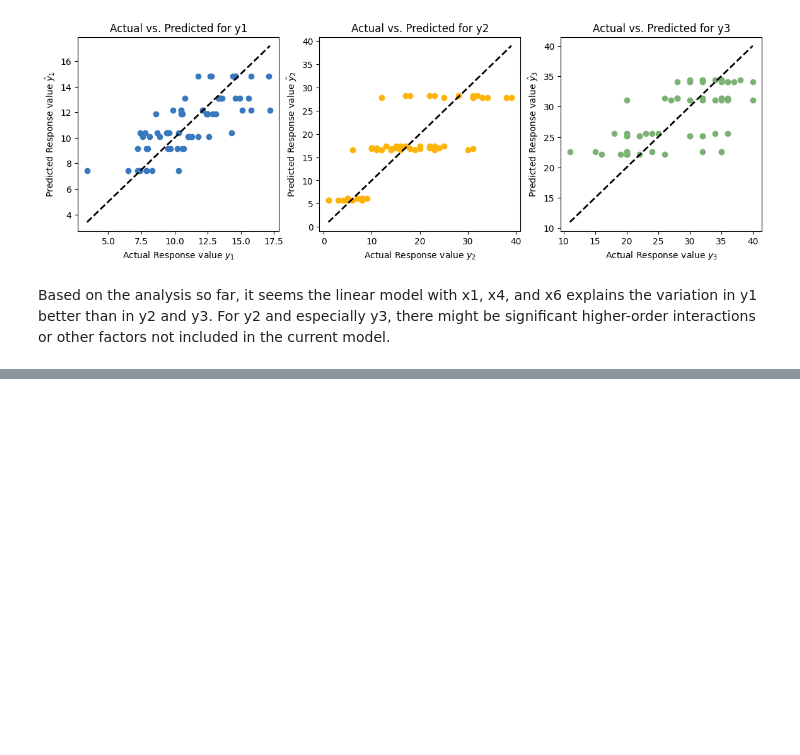
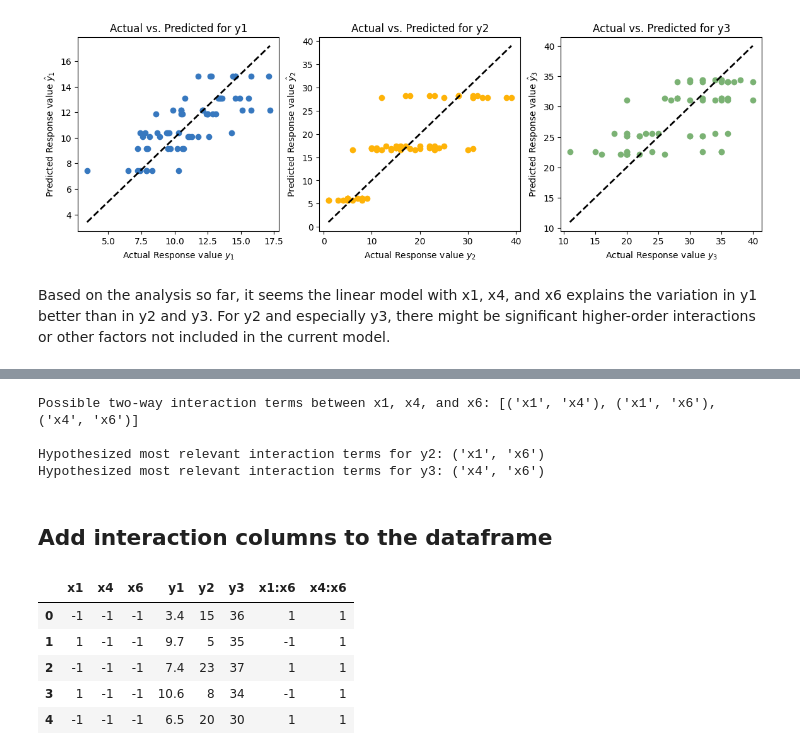
Before and after one commit to peterbmob/DHMVADoE, a Jupyter notebook: Excercises/2_6factor_more_analysis.ipynb, the cells around one changed output, grey strips where cells are left out. Saved outputs shown, nothing was run; the diff lists cells and outputs as text; code cells hidden in the pictures; blank space fills up the shorter version.

```diff
--- a/Excercises/2_6factor_more_analysis.ipynb
+++ b/Excercises/2_6factor_more_analysis.ipynb
@@ -467,0 +474,34 @@ The analysis shows that there are some higher-order or nonlinear effects in the
+# %%
+# Identify two-way interaction terms between x1, x4, and x6
+interactions_2way = list(itertools.combinations(xlabs, 2))
+print("Possible two-way interaction terms between x1, x4, and x6:", interactions_2way)
+
+# Based on the OLS summaries and variance/residual plots:
+# For y2, x1 and x6 were significant. x4 was not. The variance plot for y2 showed a wider spread than y1.
+# This suggests interactions involving x1 and x6 might be important.
+# Potential interaction terms for y2: ('x1', 'x6')
+
+# For y3, x4 and x6 were significant. x1 was not. The variance plot for y3 showed the largest spread.
+# This strongly suggests that interactions involving x4 and x6 might be important.
+# Potential interaction terms for y3: ('x4', 'x6')
+
+print("\nHypothesized most relevant interaction terms for y2: ('x1', 'x6')")
+print("Hypothesized most relevant interaction terms for y3: ('x4', 'x6')")
+# %% [output]
+Possible two-way interaction terms between x1, x4, and x6: [('x1', 'x4'), ('x1', 'x6'), ('x4', 'x6')]
+
+Hypothesized most relevant interaction terms for y2: ('x1', 'x6')
+Hypothesized most relevant interaction terms for y3: ('x4', 'x6')
+# %% [markdown]
+## Add interaction columns to the dataframe
+# %%
+ls_data['x1:x6'] = ls_data['x1'] * ls_data['x6']
+ls_data['x4:x6'] = ls_data['x4'] * ls_data['x6']
+display(ls_data.head())
+# %% [output]
+|  | x1 | x4 | x6 | y1 | y2 | y3 | x1:x6 | x4:x6 |
+| 0 | -1 | -1 | -1 | 3.4 | 15 | 36 | 1 | 1 |
+| 1 | 1 | -1 | -1 | 9.7 | 5 | 35 | -1 | 1 |
+| 2 | -1 | -1 | -1 | 7.4 | 23 | 37 | 1 | 1 |
+| 3 | 1 | -1 | -1 | 10.6 | 8 | 34 | -1 | 1 |
+| 4 | -1 | -1 | -1 | 6.5 | 20 | 30 | 1 | 1 |
```
Also changed, not shown: parts of 10 cells of this notebook.
